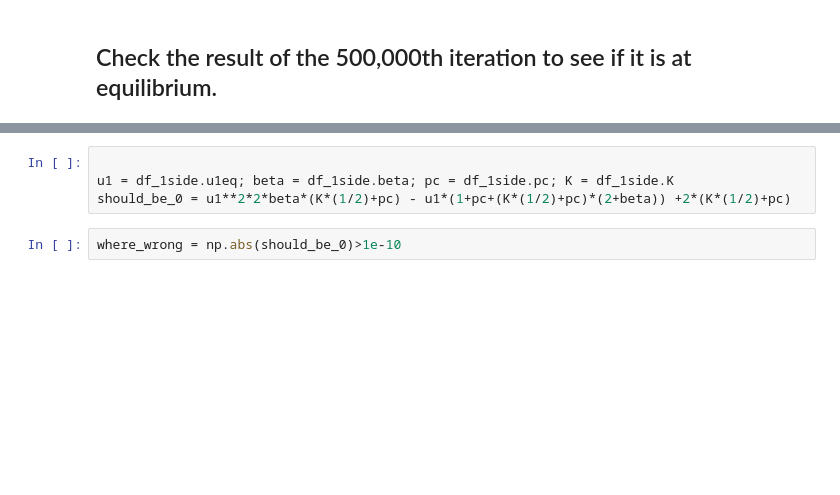
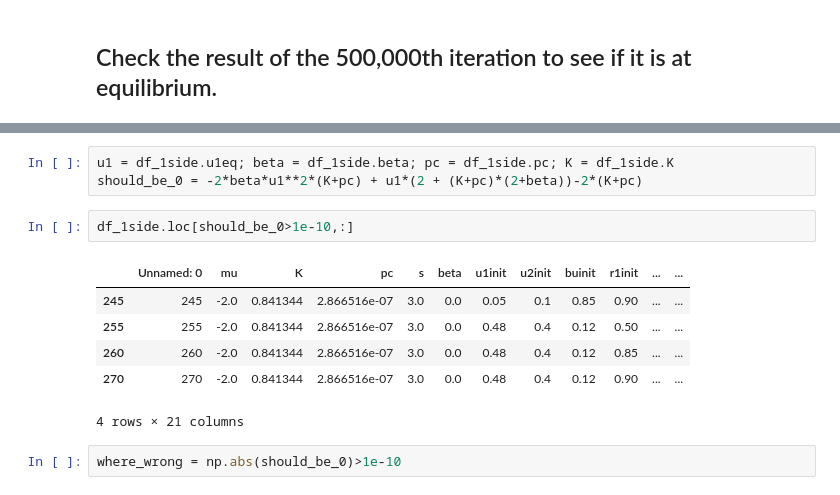
Before and after one commit to taliaborofsky/PayoffLearning_RelativeFood, a Jupyter notebook: PO_GenerateDFs.ipynb, the cells around one changed output, grey strips where cells are left out. Saved outputs shown, nothing was run; the diff lists cells and outputs as text; blank space fills up the shorter version.

```diff
--- a/PO_GenerateDFs.ipynb
+++ b/PO_GenerateDFs.ipynb
@@ -206,7 +227,15 @@ df_1side = pd.read_csv('data_1side_1stRound.csv')
 # %%
-
 u1 = df_1side.u1eq; beta = df_1side.beta; pc = df_1side.pc; K = df_1side.K
-should_be_0 = u1**2*2*beta*(K*(1/2)+pc) - u1*(1+pc+(K*(1/2)+pc)*(2+beta)) +2*(K*(1/2)+pc)
+should_be_0 = -2*beta*u1**2*(K+pc) + u1*(2 + (K+pc)*(2+beta))-2*(K+pc)
+# %%
+df_1side.loc[should_be_0>1e-10,:]
+# %% [output]
+|  | Unnamed: 0 | mu | K | pc | s | beta | u1init | u2init | buinit | r1init | ... | ... |
+| 245 | 245 | -2.0 | 0.841344 | 2.866516e-07 | 3.0 | 0.0 | 0.05 | 0.1 | 0.85 | 0.90 | ... | ... |
+| 255 | 255 | -2.0 | 0.841344 | 2.866516e-07 | 3.0 | 0.0 | 0.48 | 0.4 | 0.12 | 0.50 | ... | ... |
+| 260 | 260 | -2.0 | 0.841344 | 2.866516e-07 | 3.0 | 0.0 | 0.48 | 0.4 | 0.12 | 0.85 | ... | ... |
+| 270 | 270 | -2.0 | 0.841344 | 2.866516e-07 | 3.0 | 0.0 | 0.48 | 0.4 | 0.12 | 0.90 | ... | ... |
+4 rows × 21 columns
 # %%
 where_wrong = np.abs(should_be_0)>1e-10
 # %%
```
Also changed, not shown: parts of 2 cells of this notebook, 2 other files.
